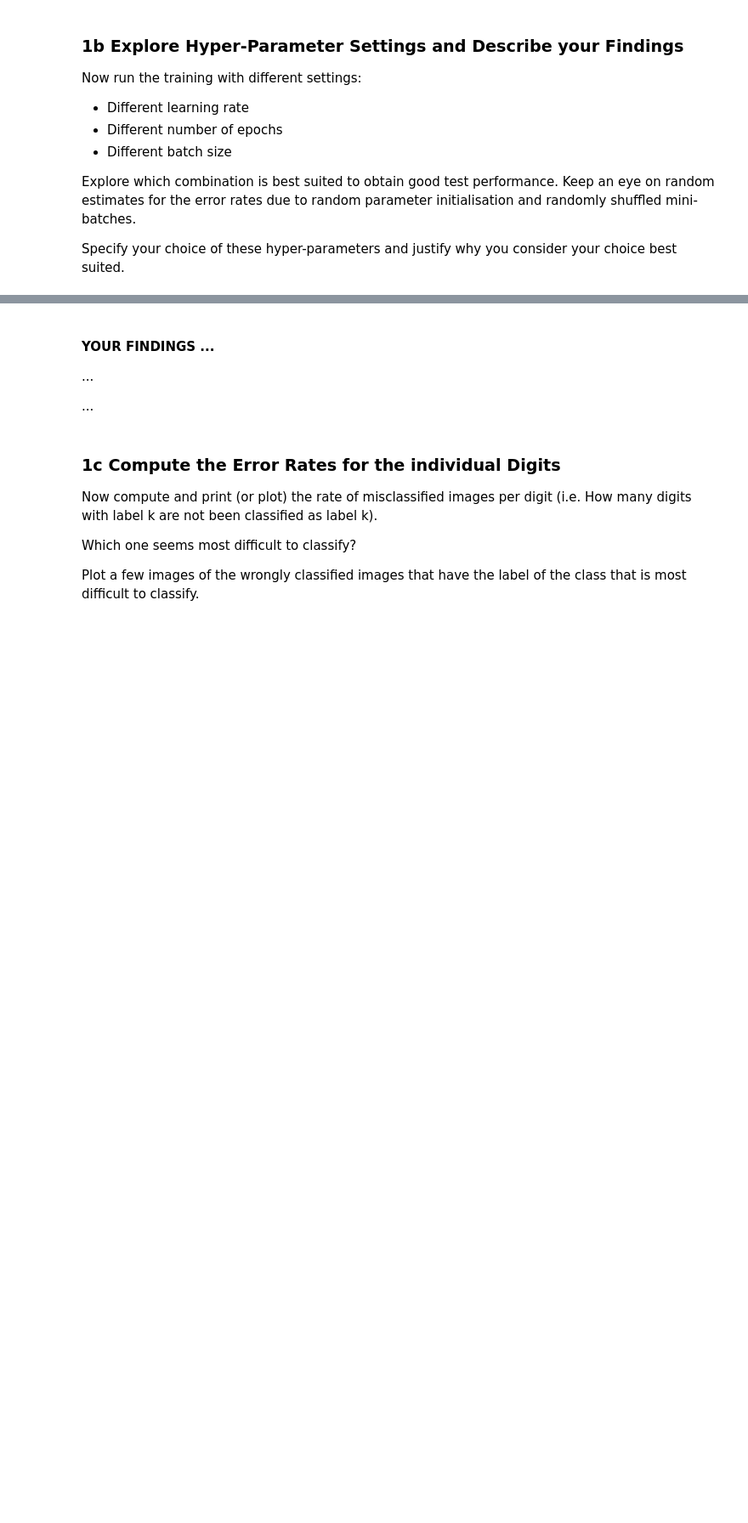
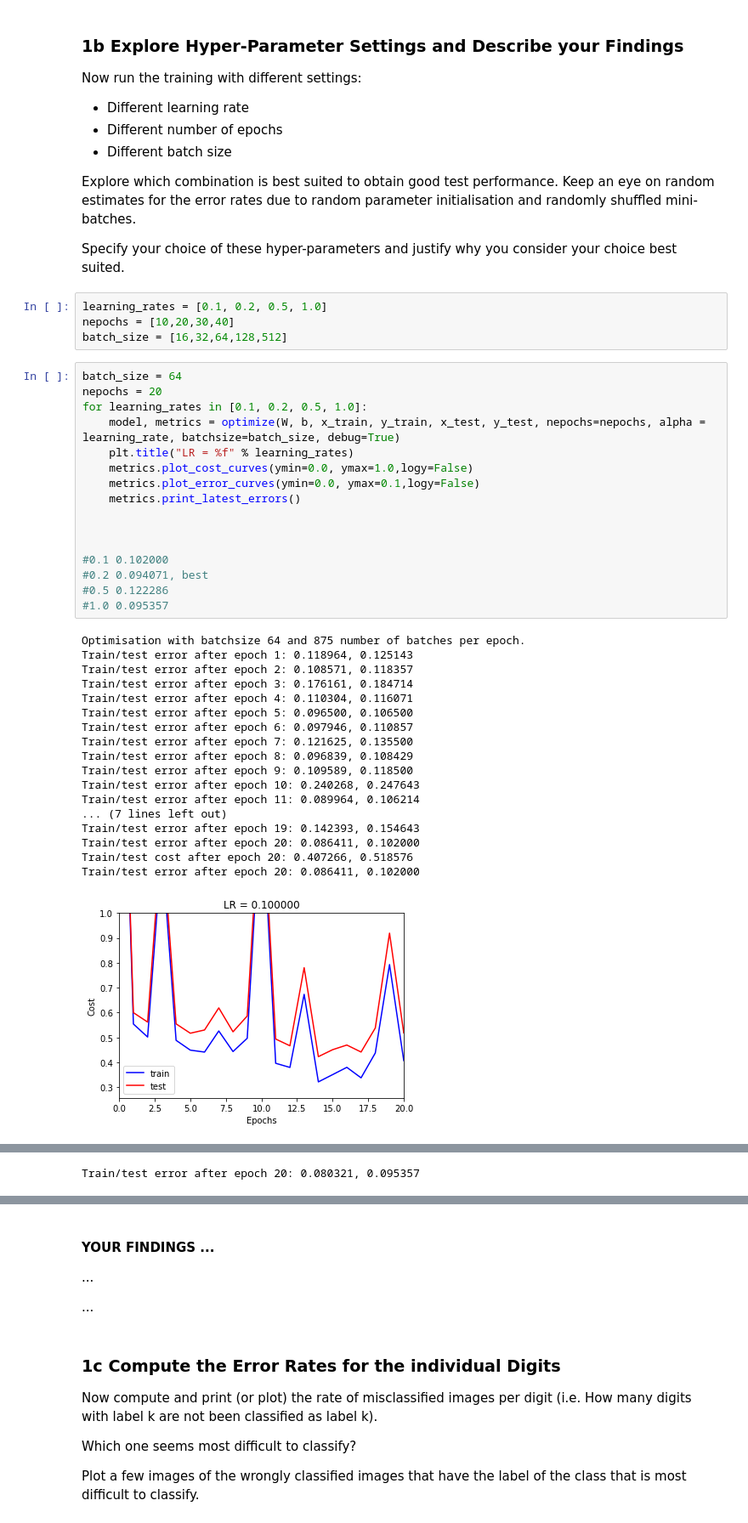
Before and after one commit to FabianGroeger96/mse-deep-learning, a Jupyter notebook: SW03/MNIST_classifier_softmax_stud.ipynb, the cells around one changed output, grey strips where cells are left out. Shown at 85% size. Drawn from its saved outputs; the diff is of its cells as text; blank space fills up the shorter version.

```diff
--- a/SW03/MNIST_classifier_softmax_stud.ipynb
+++ b/SW03/MNIST_classifier_softmax_stud.ipynb
@@ -713,3 +741,42 @@ Now run the training with different settings:
 Explore which combination is best suited to obtain good test performance. Keep an eye on random estimates for the error rates due to random parameter initialisation and randomly shuffled mini-batches.
 
 Specify your choice of these hyper-parameters and justify why you consider your choice best suited.
+# %%
+learning_rates = [0.1, 0.2, 0.5, 1.0]
+nepochs = [10,20,30,40]
+batch_size = [16,32,64,128,512]
+# %%
+batch_size = 64
+nepochs = 20
+for learning_rates in [0.1, 0.2, 0.5, 1.0]:
+    model, metrics = optimize(W, b, x_train, y_train, x_test, y_test, nepochs=nepochs, alpha = learning_rate, batchsize=batch_size, debug=True)
+    plt.title("LR = %f" % learning_rates)
+    metrics.plot_cost_curves(ymin=0.0, ymax=1.0,logy=False)
+    metrics.plot_error_curves(ymin=0.0, ymax=0.1,logy=False)
+    metrics.print_latest_errors()
+
+
+
+#0.1 0.102000
+#0.2 0.094071, best
+#0.5 0.122286
+#1.0 0.095357
+# %% [output]
+Optimisation with batchsize 64 and 875 number of batches per epoch.
+Train/test error after epoch 1: 0.118964, 0.125143
+Train/test error after epoch 2: 0.108571, 0.118357
+Train/test error after epoch 3: 0.176161, 0.184714
+Train/test error after epoch 4: 0.110304, 0.116071
+Train/test error after epoch 5: 0.096500, 0.106500
+Train/test error after epoch 6: 0.097946, 0.110857
+Train/test error after epoch 7: 0.121625, 0.135500
+Train/test error after epoch 8: 0.096839, 0.108429
+Train/test error after epoch 9: 0.109589, 0.118500
+Train/test error after epoch 10: 0.240268, 0.247643
+Train/test error after epoch 11: 0.089964, 0.106214
+... (7 lines left out)
+Train/test error after epoch 19: 0.142393, 0.154643
+Train/test error after epoch 20: 0.086411, 0.102000
+Train/test cost after epoch 20: 0.407266, 0.518576
+Train/test error after epoch 20: 0.086411, 0.102000
+[figure, added]
@@ -715,0 +841 @@ Specify your choice of these hyper-parameters and justify why you consider your
+Train/test error after epoch 20: 0.080321, 0.095357
```
Also changed, not shown: parts of 16 cells of this notebook, 1 other file.
